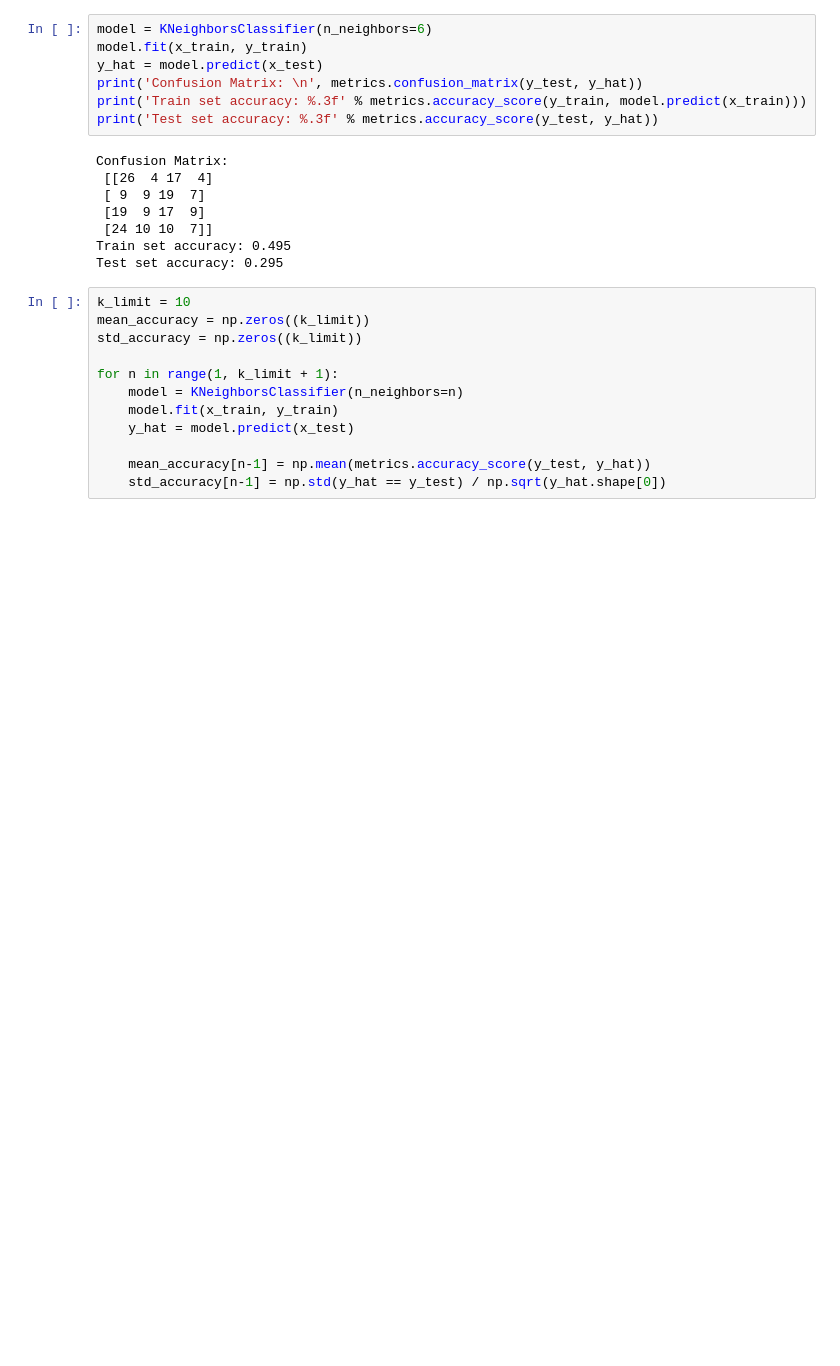
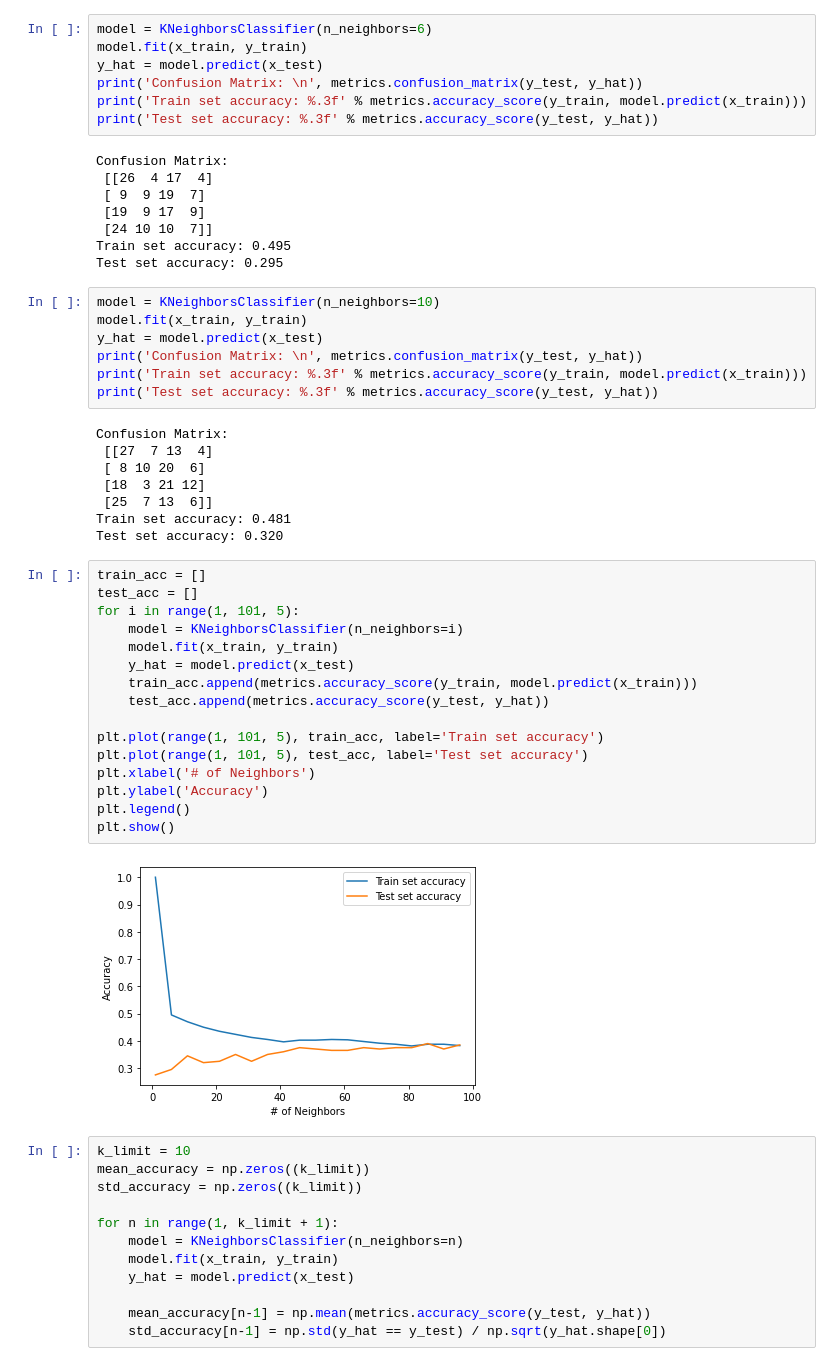
Before and after one commit to TAMS-AIS/AIS_Repo_Public, a Jupyter notebook: Machine Learning/Classification/K-Nearest-Neighbor.ipynb, the cells around one changed output. Saved outputs shown, nothing was run; the diff lists cells and outputs as text; blank space fills up the shorter version.

```diff
--- a/Machine Learning/Classification/K-Nearest-Neighbor.ipynb
+++ b/Machine Learning/Classification/K-Nearest-Neighbor.ipynb
@@ -78,6 +84,39 @@ Confusion Matrix:
  [24 10 10  7]]
 Train set accuracy: 0.495
 Test set accuracy: 0.295
+# %%
+model = KNeighborsClassifier(n_neighbors=10)
+model.fit(x_train, y_train)
+y_hat = model.predict(x_test)
+print('Confusion Matrix: \n', metrics.confusion_matrix(y_test, y_hat))
+print('Train set accuracy: %.3f' % metrics.accuracy_score(y_train, model.predict(x_train)))
+print('Test set accuracy: %.3f' % metrics.accuracy_score(y_test, y_hat))
+# %% [output]
+Confusion Matrix:
+ [[27  7 13  4]
+ [ 8 10 20  6]
+ [18  3 21 12]
+ [25  7 13  6]]
+Train set accuracy: 0.481
+Test set accuracy: 0.320
+# %%
+train_acc = []
+test_acc = []
+for i in range(1, 101, 5):
+    model = KNeighborsClassifier(n_neighbors=i)
+    model.fit(x_train, y_train)
+    y_hat = model.predict(x_test)
+    train_acc.append(metrics.accuracy_score(y_train, model.predict(x_train)))
+    test_acc.append(metrics.accuracy_score(y_test, y_hat))
+
+plt.plot(range(1, 101, 5), train_acc, label='Train set accuracy')
+plt.plot(range(1, 101, 5), test_acc, label='Test set accuracy')
+plt.xlabel('# of Neighbors')
+plt.ylabel('Accuracy')
+plt.legend()
+plt.show()
+# %% [output]
+[figure, added]
 # %%
 k_limit = 10
 mean_accuracy = np.zeros((k_limit))
```
Also changed, not shown: parts of 4 cells of this notebook, 1 other file.
